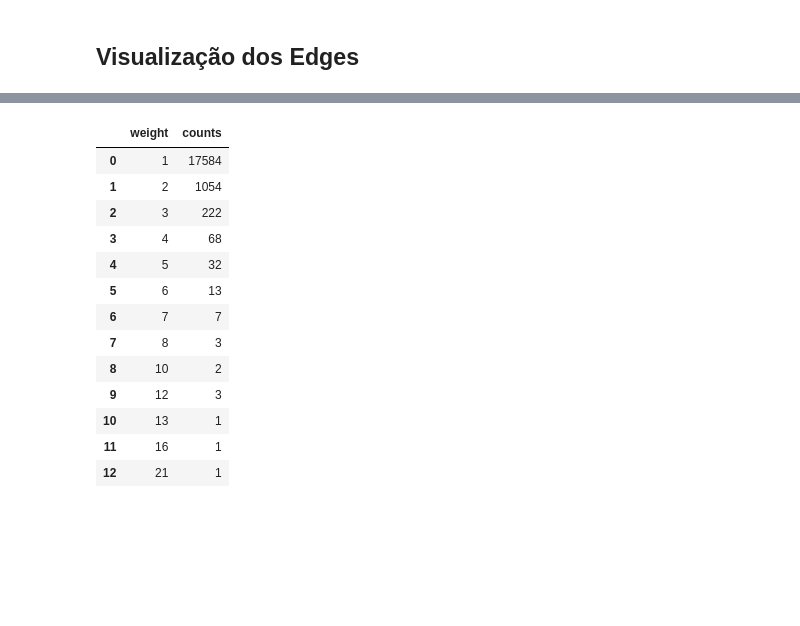
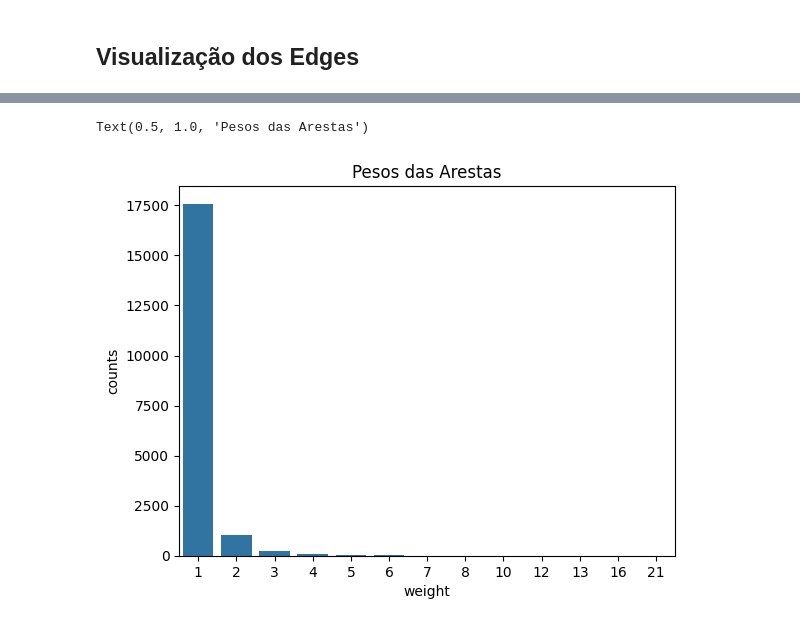
Before and after one commit to rwc2408/CienciadasRedes, a Jupyter notebook: Desafio 01/Desafio01_AnaliseExploratoria.ipynb, the cells around one changed output, grey strips where cells are left out. Cells and saved outputs as stored; diff of their text form; code cells hidden in the pictures; blank space fills up the shorter version.

```diff
--- a/Desafio 01/Desafio01_AnaliseExploratoria.ipynb
+++ b/Desafio 01/Desafio01_AnaliseExploratoria.ipynb
@@ -162,0 +132,10 @@ Smallman Galley ---------------
+# %%
+df_edges = nx.to_pandas_edgelist(G)
+
+df_edges.sort_values(by=['weight'], ascending=False, inplace=True)
+
+for index, row in df_edges.iterrows():
+    df_edges.at[index, 'source'] = df.loc[row['source']]['name']
+    df_edges.at[index, 'target'] = df.loc[row['target']]['name']
+
+display(HTML(df_edges.head(5).to_html()))
@@ -163,18 +149,7 @@ Smallman Galley ---------------
 # %%
-weight_agrp = df_pesos. groupby(['weight']).size().reset_index(name='counts')
-weight_agrp
+weight_agrp = df_edges.groupby(['weight']).size().reset_index(name='counts')
+sns.barplot(x=weight_agrp['weight'], y=weight_agrp['counts'])
+plt.title('Pesos das Arestas')
 # %% [output]
-|  | weight | counts |
-| 0 | 1 | 17584 |
-| 1 | 2 | 1054 |
-| 2 | 3 | 222 |
-| 3 | 4 | 68 |
-| 4 | 5 | 32 |
-| 5 | 6 | 13 |
-| 6 | 7 | 7 |
-| 7 | 8 | 3 |
-| 8 | 10 | 2 |
-| 9 | 12 | 3 |
-| 10 | 13 | 1 |
-| 11 | 16 | 1 |
-| 12 | 21 | 1 |
+Text(0.5, 1.0, 'Pesos das Arestas')
+[figure, added]
```
Also changed, not shown: parts of 19 cells of this notebook, 1 other file.
